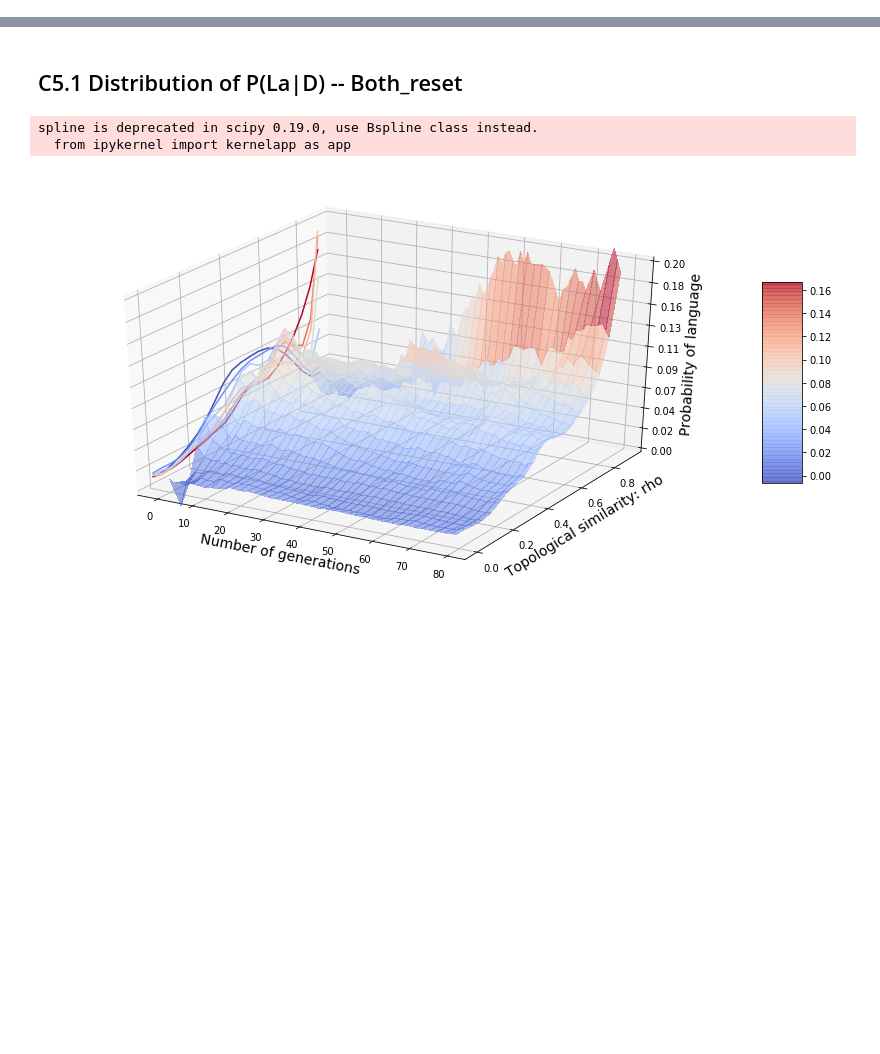
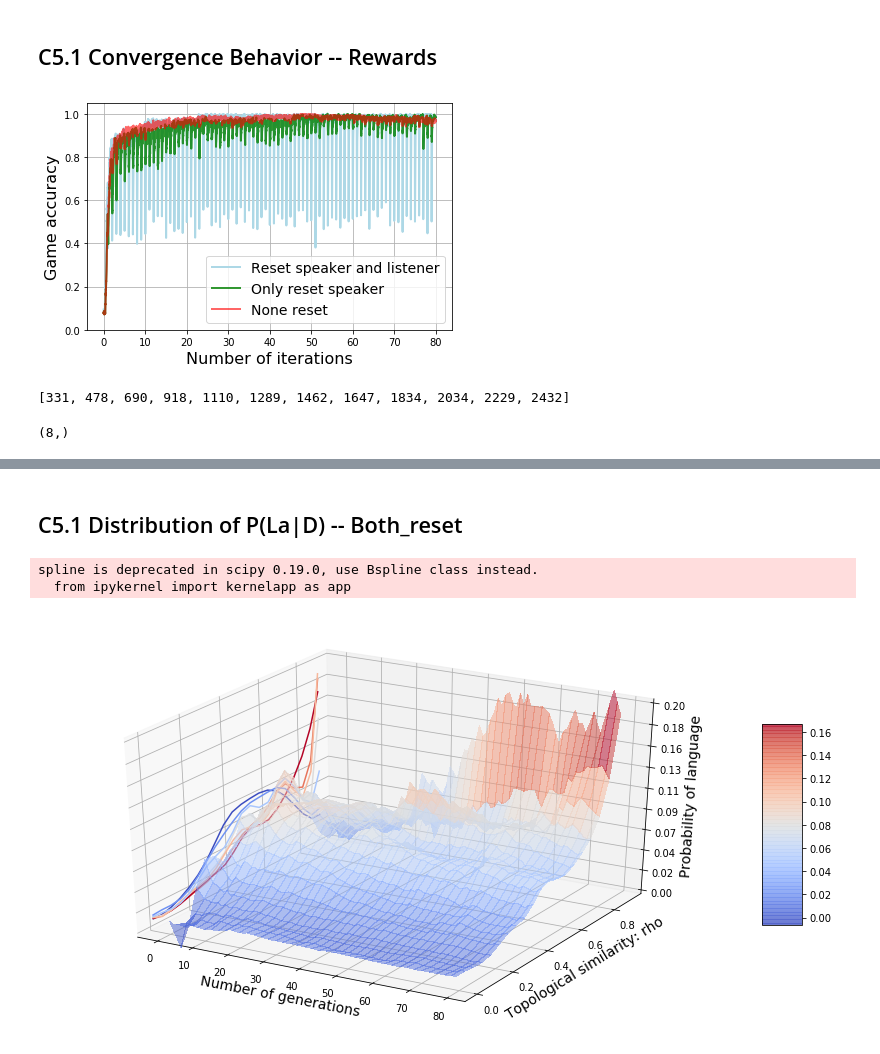
Before and after one commit to Joshua-Edinburgh/numeral_thesis, a Jupyter notebook: show_figures.ipynb, the cells around one changed output, grey strips where cells are left out. Cells and saved outputs as stored; diff of their text form; code cells hidden in the pictures; blank space fills up the shorter version.

```diff
--- a/show_figures.ipynb
+++ b/show_figures.ipynb
@@ -6,3 +6,13 @@ from mpl_toolkits.mplot3d import Axes3D
 from matplotlib import cm
 from scipy.interpolate import spline
 from matplotlib.ticker import LinearLocator, FormatStrFormatter
+# %% [markdown]
+C5.1 Convergence Behavior -- Rewards
+----------
+# %%
+path = 'exp_results/'
+RWD = 'rewards.npy'
+NONE_RST = 'test_none_reset/'
+LIST_RST = 'test_only_listener_reset/'
+SPKE_RST = 'test_only_speaker_reset/'
+BOTH_RST = 'test_both_spk_and_lis/'
@@ -8,0 +24,36 @@ from matplotlib.ticker import LinearLocator, FormatStrFormatter
+# %%
+def smooth_rwd(rwd,ratio=10):
+    new_rwd = np.zeros(rwd.shape)
+    tmp = rwd[0]
+    for i in range(rwd.size):
+        tmp = (1-1/ratio)*tmp + 1/ratio*rwd[i]
+        new_rwd[i] = tmp
+    return new_rwd
+# %%
+fig_rwd1 = plt.figure(figsize=(6,4))
+ax = fig_rwd1.add_subplot(1,1,1)
+
+x = np.arange(0,8000,1)*0.01
+ax.plot(x, smooth_rwd(RWD_both[::20],5),linewidth=2,alpha=1,label='Reset speaker and listener',color='lightblue')
+#ax.plot(smooth_rwd(RWD_list[::10],10),linewidth=1,alpha=0.5,label='Only reset listener')
+ax.plot(x, smooth_rwd(RWD_spke[::20],5),linewidth=2,alpha=0.8,label='Only reset speaker',color='green')
+ax.plot(x, smooth_rwd(RWD_none[::20],5),linewidth=2,alpha=0.6,label='None reset',color='red')
+
+plt.xlabel('Number of iterations',fontsize=16)
+plt.ylabel('Game accuracy',fontsize=16)
+
+plt.ylim(0,1.05)
+ax.legend(fontsize=14)
+ax.grid('on')
+fig_rwd1.tight_layout()
+fig_rwd1.savefig('Figures/Reward_compare.pdf')
+# %% [output]
+[figure, added]
+# %%
+first_reach_list
+# %% [output]
+[331, 478, 690, 918, 1110, 1289, 1462, 1647, 1834, 2034, 2229, 2432]
+# %%
+y_fr.shape
+# %% [output]
+(8,)
```
Also changed, not shown: parts of 7 cells of this notebook, 3 other files.
